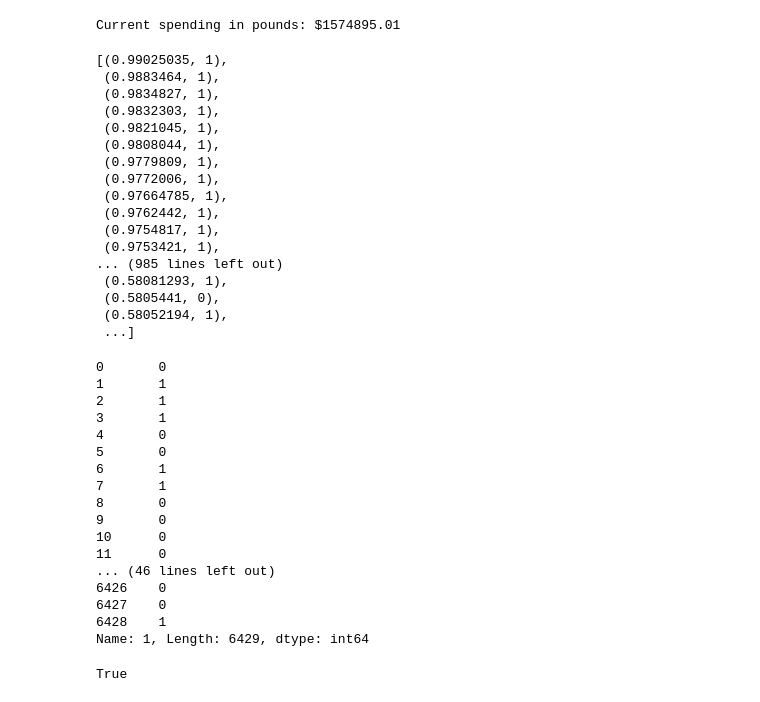
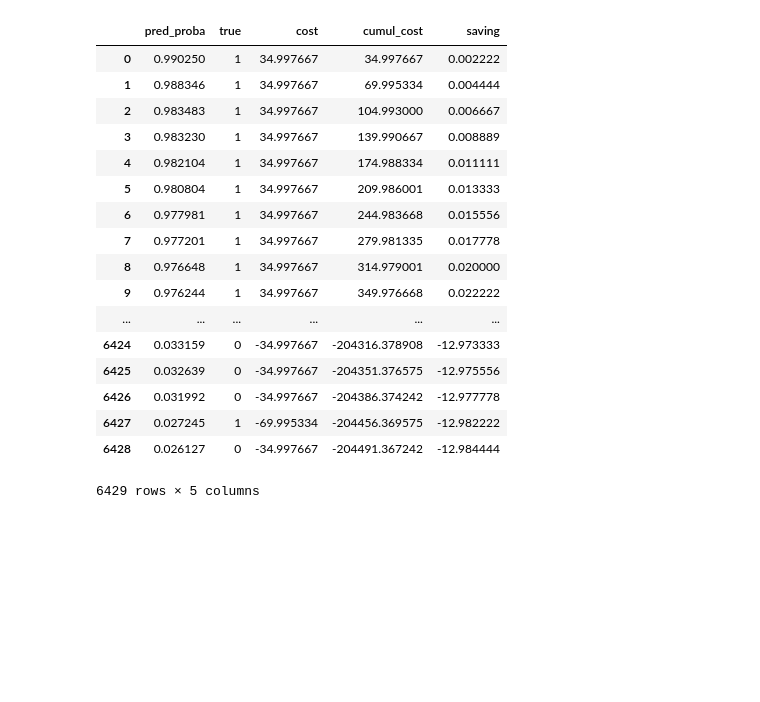
Before and after one commit to PaulinaFigolMudano/dash_deployment, a Jupyter notebook: Prep_dash.ipynb, the cells around one changed output. Saved outputs shown, nothing was run; the diff lists cells and outputs as text; code cells hidden in the pictures; blank space fills up the shorter version.

```diff
--- a/Prep_dash.ipynb
+++ b/Prep_dash.ipynb
@@ -200,7 +198,7 @@ cost_of_false_negative = 10 # This part can be modified
 #Total number of queries reviewed:
 total_no_queries = 45000
 # %%
-a, TPFPTNFN = cost_benefit_analysis(y_test_T,
+data, a, TPFPTNFN = cost_benefit_analysis(y_test_T,
                                              probas,
                                              perc_contacted=PERCENT_TO_AUTOMATE,
                                              total_applicable_customers=total_no_queries,
@@ -209,25 +207,3 @@ a, TPFPTNFN = cost_benefit_analysis(y_test_T,
                                              plot_utility=True,
                                              show_best=True
                                               )
-# %% [output]
-Current spending in pounds: $1574895.01
-# %%
-a
-# %% [output]
-[(0.99025035, 1),
- (0.9883464, 1),
- (0.9834827, 1),
- (0.9832303, 1),
- (0.9821045, 1),
- (0.9808044, 1),
- (0.9779809, 1),
- (0.9772006, 1),
- (0.97664785, 1),
- (0.9762442, 1),
- (0.9754817, 1),
- (0.9753421, 1),
-... (985 lines left out)
- (0.58081293, 1),
- (0.5805441, 0),
- (0.58052194, 1),
- ...]
@@ -244,24 +210,21 @@ for i in range(len(a)):
-# %%
-y_test_T.loc[:]
-# %% [output]
-0       0
-1       1
-2       1
-3       1
-4       0
-5       0
-6       1
-7       1
-8       0
-9       0
-10      0
-11      0
-... (46 lines left out)
-6426    0
-6427    0
-6428    1
-Name: 1, Length: 6429, dtype: int64
-# %%
-(round(a[1][0])==1 and a[1][1]==1).all()
-# %% [output]
-True
+# %%
+data
+# %% [output]
+|  | pred_proba | true | cost | cumul_cost | saving |
+| 0 | 0.990250 | 1 | 34.997667 | 34.997667 | 0.002222 |
+| 1 | 0.988346 | 1 | 34.997667 | 69.995334 | 0.004444 |
+| 2 | 0.983483 | 1 | 34.997667 | 104.993000 | 0.006667 |
+| 3 | 0.983230 | 1 | 34.997667 | 139.990667 | 0.008889 |
+| 4 | 0.982104 | 1 | 34.997667 | 174.988334 | 0.011111 |
+| 5 | 0.980804 | 1 | 34.997667 | 209.986001 | 0.013333 |
+| 6 | 0.977981 | 1 | 34.997667 | 244.983668 | 0.015556 |
+| 7 | 0.977201 | 1 | 34.997667 | 279.981335 | 0.017778 |
+| 8 | 0.976648 | 1 | 34.997667 | 314.979001 | 0.020000 |
+| 9 | 0.976244 | 1 | 34.997667 | 349.976668 | 0.022222 |
+| ... | ... | ... | ... | ... | ... |
+| 6424 | 0.033159 | 0 | -34.997667 | -204316.378908 | -12.973333 |
+| 6425 | 0.032639 | 0 | -34.997667 | -204351.376575 | -12.975556 |
+| 6426 | 0.031992 | 0 | -34.997667 | -204386.374242 | -12.977778 |
+| 6427 | 0.027245 | 1 | -69.995334 | -204456.369575 | -12.982222 |
+| 6428 | 0.026127 | 0 | -34.997667 | -204491.367242 | -12.984444 |
+6429 rows × 5 columns
```
Also changed, not shown: parts of 6 cells of this notebook, 1 other file.
